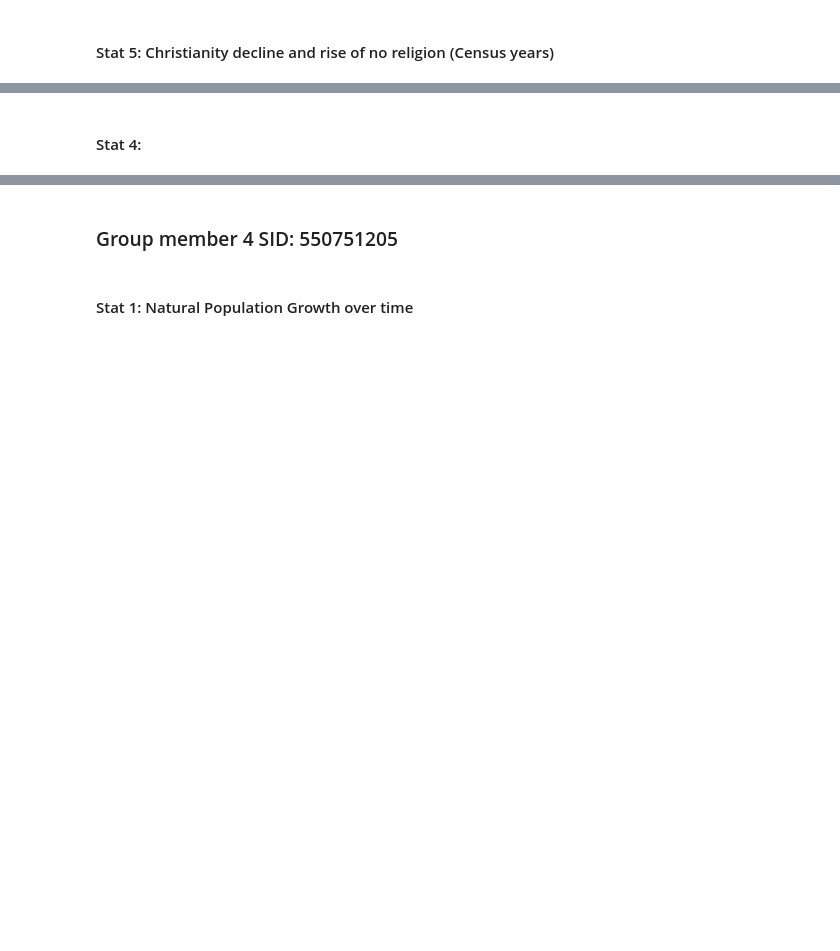
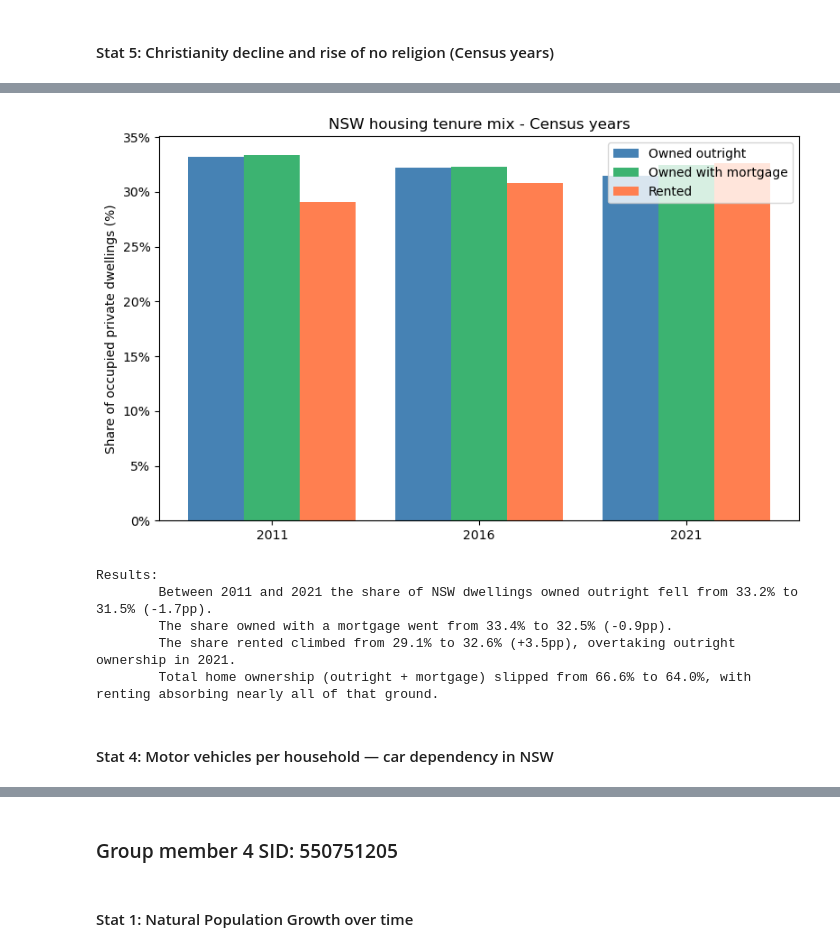
Before and after one commit to Rven66/DATA2001-Assignment_1, a Jupyter notebook: DATA2001-Assignment_1.ipynb, the cells around one changed output, grey strips where cells are left out. Saved outputs shown, nothing was run; the diff lists cells and outputs as text; code cells hidden in the pictures; blank space fills up the shorter version.

```diff
--- a/DATA2001-Assignment_1.ipynb
+++ b/DATA2001-Assignment_1.ipynb
@@ -493,2 +651,54 @@ plt.show()
+# %%
+# Stat 3: Housing tenure mix - owned outright, mortgaged, rented (% of dwellings)
+
+tenure_codes = {
+    'TENURE_2': 'Owned outright',
+    'TENURE_3': 'Owned with mortgage',
+    'TENURE_4': 'Rented'
+}
+tenure = region_long_clean[region_long_clean['Measure Code'].isin(tenure_codes.keys())].copy()
+tenure['Tenure'] = tenure['Measure Code'].map(tenure_codes)
+tenure['Year']   = pd.to_numeric(tenure['Year'], errors='coerce')
+
+pivot_ten = tenure.pivot_table(index='Year', columns='Tenure', values='Value')
+pivot_ten = pivot_ten[['Owned outright', 'Owned with mortgage', 'Rented']]
+
+fig, ax = plt.subplots(figsize=(8, 5))
+years = pivot_ten.index.astype(int).astype(str)
+x = np.arange(len(years))
+w = 0.27
+ax.bar(x - w, pivot_ten['Owned outright'],      width=w, color='steelblue',     label='Owned outright')
+ax.bar(x,     pivot_ten['Owned with mortgage'], width=w, color='mediumseagreen', label='Owned with mortgage')
+ax.bar(x + w, pivot_ten['Rented'],              width=w, color='coral',         label='Rented')
+ax.set_xticks(x); ax.set_xticklabels(years)
+ax.set_ylabel('Share of occupied private dwellings (%)')
+ax.set_title('NSW housing tenure mix - Census years')
+ax.yaxis.set_major_formatter(mticker.FuncFormatter(lambda x, _: f'{x:.0f}%'))
+ax.legend()
+plt.tight_layout()
+plt.show()
+
+own_change   = pivot_ten['Owned outright'].iloc[-1]      - pivot_ten['Owned outright'].iloc[0]
+mort_change  = pivot_ten['Owned with mortgage'].iloc[-1] - pivot_ten['Owned with mortgage'].iloc[0]
+rent_change  = pivot_ten['Rented'].iloc[-1]              - pivot_ten['Rented'].iloc[0]
+total_owned_2011 = pivot_ten.loc[2011, 'Owned outright'] + pivot_ten.loc[2011, 'Owned with mortgage']
+total_owned_2021 = pivot_ten.loc[2021, 'Owned outright'] + pivot_ten.loc[2021, 'Owned with mortgage']
+
+print("Results:")
+print(f"\tBetween 2011 and 2021 the share of NSW dwellings owned outright fell from "
+      f"{pivot_ten.loc[2011, 'Owned outright']:.1f}% to {pivot_ten.loc[2021, 'Owned outright']:.1f}% ({own_change:+.1f}pp).")
+print(f"\tThe share owned with a mortgage went from {pivot_ten.loc[2011, 'Owned with mortgage']:.1f}% to "
+      f"{pivot_ten.loc[2021, 'Owned with mortgage']:.1f}% ({mort_change:+.1f}pp).")
+print(f"\tThe share rented climbed from {pivot_ten.loc[2011, 'Rented']:.1f}% to "
+      f"{pivot_ten.loc[2021, 'Rented']:.1f}% ({rent_change:+.1f}pp), overtaking outright ownership in 2021.")
+print(f"\tTotal home ownership (outright + mortgage) slipped from {total_owned_2011:.1f}% to "
+      f"{total_owned_2021:.1f}%, with renting absorbing nearly all of that ground.\n")
+# %% [output]
+[figure, added]
+Results:
+        Between 2011 and 2021 the share of NSW dwellings owned outright fell from 33.2% to 31.5% (-1.7pp).
+        The share owned with a mortgage went from 33.4% to 32.5% (-0.9pp).
+        The share rented climbed from 29.1% to 32.6% (+3.5pp), overtaking outright ownership in 2021.
+        Total home ownership (outright + mortgage) slipped from 66.6% to 64.0%, with renting absorbing nearly all of that ground.
 # %% [markdown]
-#### Stat 4:
+#### Stat 4: Motor vehicles per household — car dependency in NSW
```
Also changed, not shown: parts of 72 cells of this notebook.
